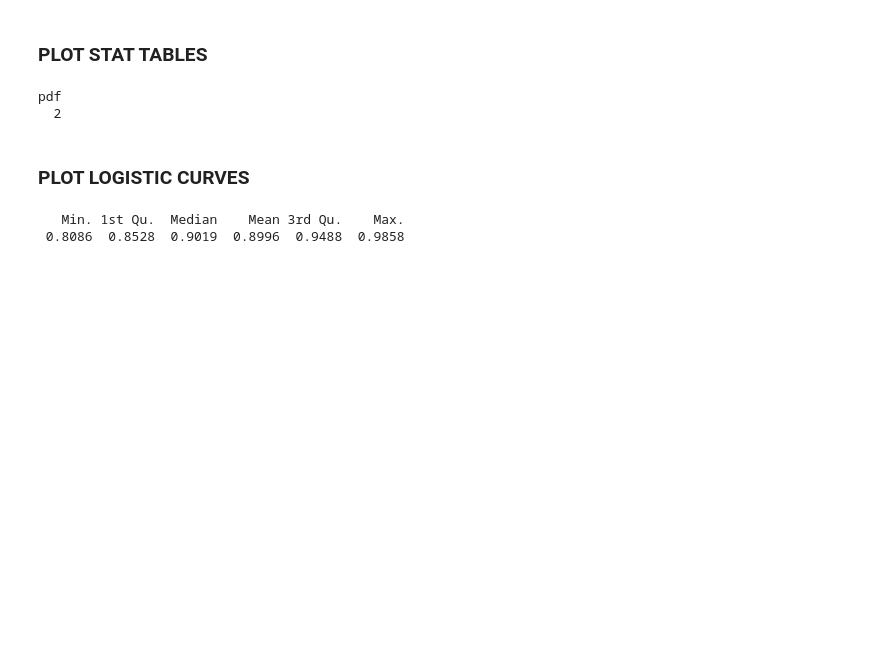
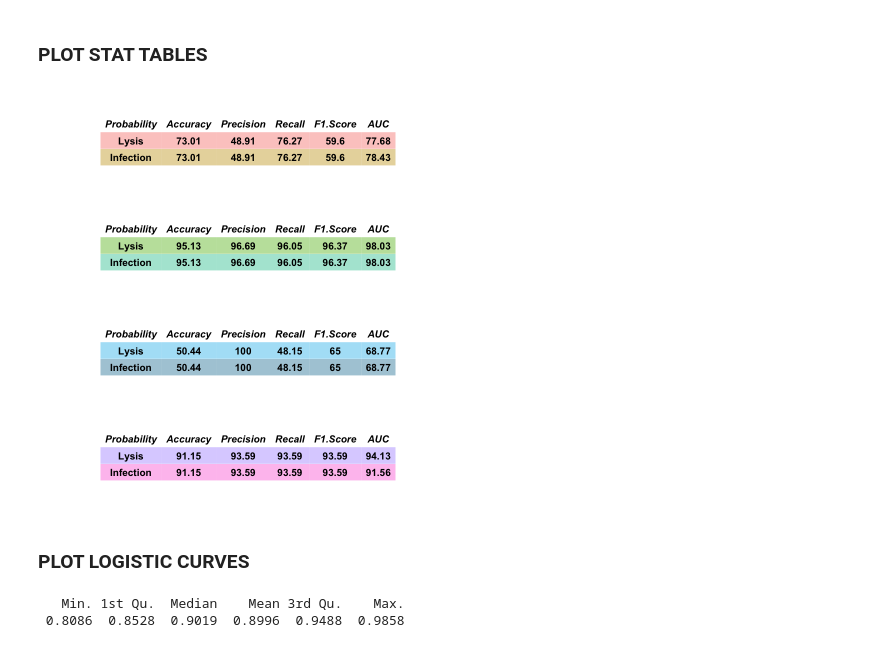
Before and after one commit to D2mory/Demory_Endo_Temperature_MpV_biogeography, a Jupyter notebook: src/figure4and5_ROC_analysis_17102024.ipynb, the cells around one changed output. Drawn from its saved outputs; the diff is of its cells as text; code cells hidden in the pictures; blank space fills up the shorter version.

```diff
--- a/src/figure4and5_ROC_analysis_17102024.ipynb
+++ b/src/figure4and5_ROC_analysis_17102024.ipynb
@@ -484,41 +488,40 @@ ROC.plot.C[,2:6] <- round(ROC.plot.C[,2:6],2)
 colnames(ROC.plot.C)[1] <- "Probability"
 
 tt_C <- ttheme_minimal(
   core=list(bg_params = list(fill = c("#00B6EB","#00759c"),alpha=0.4, col=NA,rows = NULL),
             fg_params=list(fontface=2)),
   colhead=list(fg_params=list(col="black", fontface=4L)),
   rowhead=list(fg_params=list(col="orange", fontface=3L)))
 
 # MicV POL
 ROC.plot.Pol <- ROC.STAT.Pol[-2,]
 ROC.plot.Pol$parameters[1] <- "Lysis"
 ROC.plot.Pol$parameters[2] <- "Infection"
 ROC.plot.Pol[,2:6] <- round(ROC.plot.Pol[,2:6],2)
 colnames(ROC.plot.Pol)[1] <- "Probability"
 
 tt_Pol <- ttheme_minimal(
   core=list(bg_params = list(fill = c("#A58AFF","#FB61D7"),alpha=0.4, col=NA,rows = NULL),
             fg_params=list(fontface=2)),
   colhead=list(fg_params=list(col="black", fontface=4L)),
   rowhead=list(fg_params=list(col="orange", fontface=3L)))
 
-pdf(file="./figures/figure4_roc_table.pdf",
-    width = 5, height = 5, # Width and height in inches
-    bg = "white",            # Background color
-    colormodel = "rgb",      # Color model (cmyk is required for most publications)
-    paper = "USr")           # Paper size
+#pdf(file="./figures/figure4_roc_table.pdf",
+#    width = 5, height = 5, # Width and height in inches
+#    bg = "white",            # Background color
+#    colormodel = "rgb",      # Color model (cmyk is required for most publications)
+#    paper = "USr")           # Paper size
 
 grid.arrange(
   tableGrob(ROC.plot.A, theme=tt_A, rows = NULL),
   tableGrob(ROC.plot.B, theme=tt_B, rows = NULL),
   tableGrob(ROC.plot.C, theme=tt_C, rows = NULL),
   tableGrob(ROC.plot.Pol, theme=tt_Pol, rows = NULL),
   nrow=4)
 
-dev.off()
+#dev.off()
 # %% [output]
-pdf
-  2
+[figure, added]
 # %% [markdown]
 ### PLOT LOGISTIC CURVES
 # %%
```
Also changed, not shown: parts of 6 cells of this notebook, 13 other files.
